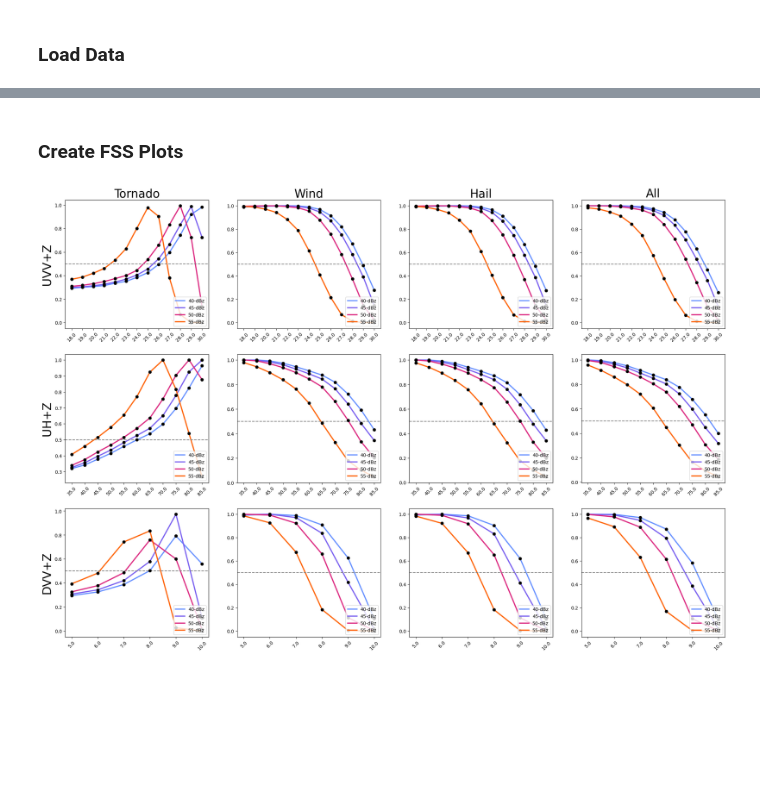
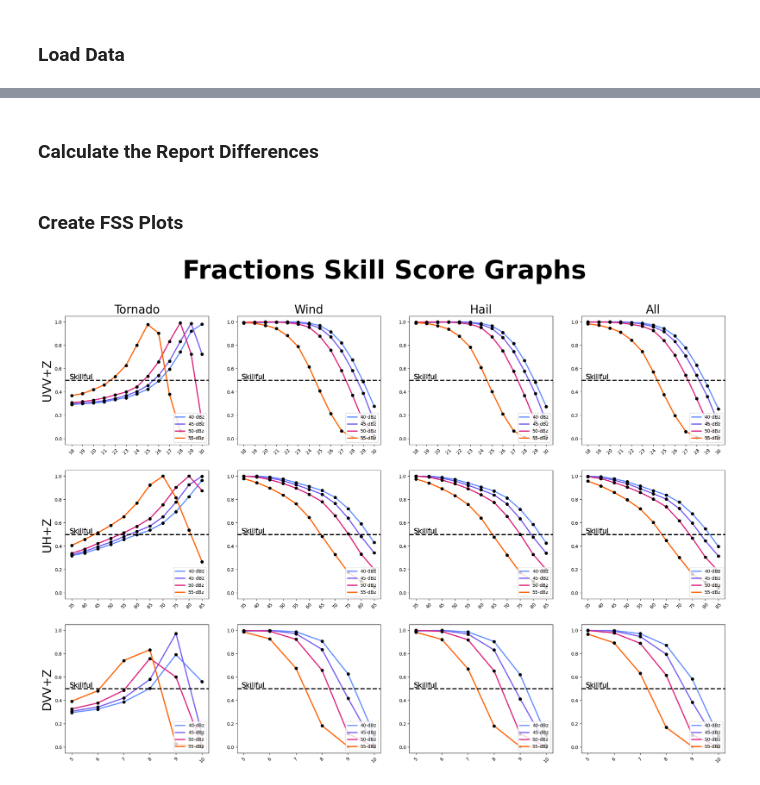
Before and after one commit to jcorner1/SYN_SERV, a Jupyter notebook: Code/FSS_Validation_Graphs.ipynb, the cells around one changed output, grey strips where cells are left out. Saved outputs shown, nothing was run; the diff lists cells and outputs as text; code cells hidden in the pictures; blank space fills up the shorter version.

```diff
--- a/Code/FSS_Validation_Graphs.ipynb
+++ b/Code/FSS_Validation_Graphs.ipynb
@@ -12,0 +31,2 @@ df_uh = pd.read_csv('/home/scratch/jcorner1/syn_sev/dataframes/FSS/FSS_UH_datafr
+# %% [markdown]
+### Calculate the Report Differences
@@ -14,6 +79,7 @@ df_uh = pd.read_csv('/home/scratch/jcorner1/syn_sev/dataframes/FSS/FSS_UH_datafr
 ### Create FSS Plots
 # %%
 hazs = ['tor', 'wind', 'hail', 'all']
+hazss = ['TOR', 'WIND', 'HAIL', 'ALL']
 hazards = ['Tornado', 'Wind', 'Hail', 'All']
 
 surs = ['uvv', 'uh', 'dvv']
@@ -21,37 +87,46 @@ surrogates = ['UVV', 'UH', 'DVV']
 
 refc = [40, 45, 50, 55]
 colors = ["#648FFF", "#785EF0", "#DC267F", "#FE6100"]
+
 
 plt.figure(figsize=(25.5,17))
 j = 1
 
 #iterate through the hazards and surrogates
 for sur in range(len(surs)):
     for haz in range(len(hazs)):
 
         #iterate through vars
         ax = plt.subplot(3,4,j)
 
         #iterate through each reflectivty value
         for i in range(len(refc)):
+
             df = locals()[f'df_{surs[sur]}'][(locals()[f'df_{surs[sur]}']['DBZ'] == refc[i])]
+
             plt.plot(np.array(df[f'DVV'].values, dtype=float), df[f'FSS_{hazs[haz]}'].values, lw=2.5, color = colors[i])
-            plt.xticks(np.array(df[f'DVV'].values, dtype=float), labels = np.array(df[f'DVV'].values, dtype=float), rotation=45)
+
+            plt.xticks(np.array(df[f'DVV'].values, dtype=float), labels = np.array(df[f'DVV'].values, dtype=int), rotation=45)
+            plt.yticks([0, 0.2, 0.4, 0.6, 0.8, 1])
+            plt.ylim(-0.05, 1.05)
+            ax.annotate(f'Skillful', (0.03,0.51), fontsize=15, xycoords='axes fraction')
+
             plt.legend([x + '-dBz' for x in list(map(str, np.arange(40, 56, 5)))], loc ='lower right').set_zorder(12)
 
-        plt.axhline(y = 0.5, color = 'grey', ls='--')
+        plt.axhline(y = 0.5, color = 'black', ls='--', lw=2.5)
 
         if j <= 4:
             plt.title(f'{hazards[haz]}',fontsize=25)
 
         if j in [1, 5, 9, 13]:
              plt.ylabel(f'{surrogates[sur]}+Z',fontsize=25)
 
         for i in range(len(refc)):
             df = locals()[f'df_{surs[sur]}'][(locals()[f'df_{surs[sur]}']['DBZ'] == refc[i])]
             plt.scatter(np.array(df[f'DVV'].values, dtype=float), df[f'FSS_{hazs[haz]}'].values, color = 'black', zorder=10)
 
         j = j + 1
-plt.savefig('../Plots/FSS_plots.jpg', format='jpg', dpi=500, bbox_inches='tight')
+title = plt.suptitle('Fractions Skill Score Graphs', size=55).set_weight('bold')
+plt.savefig('../Plots/FSS_plots.png', format='png', dpi=500, bbox_inches='tight')
 # %% [output]
-[figure, old version]
+[figure, new version]
```
Also changed, not shown: parts of 8 cells of this notebook, 10 other files.
